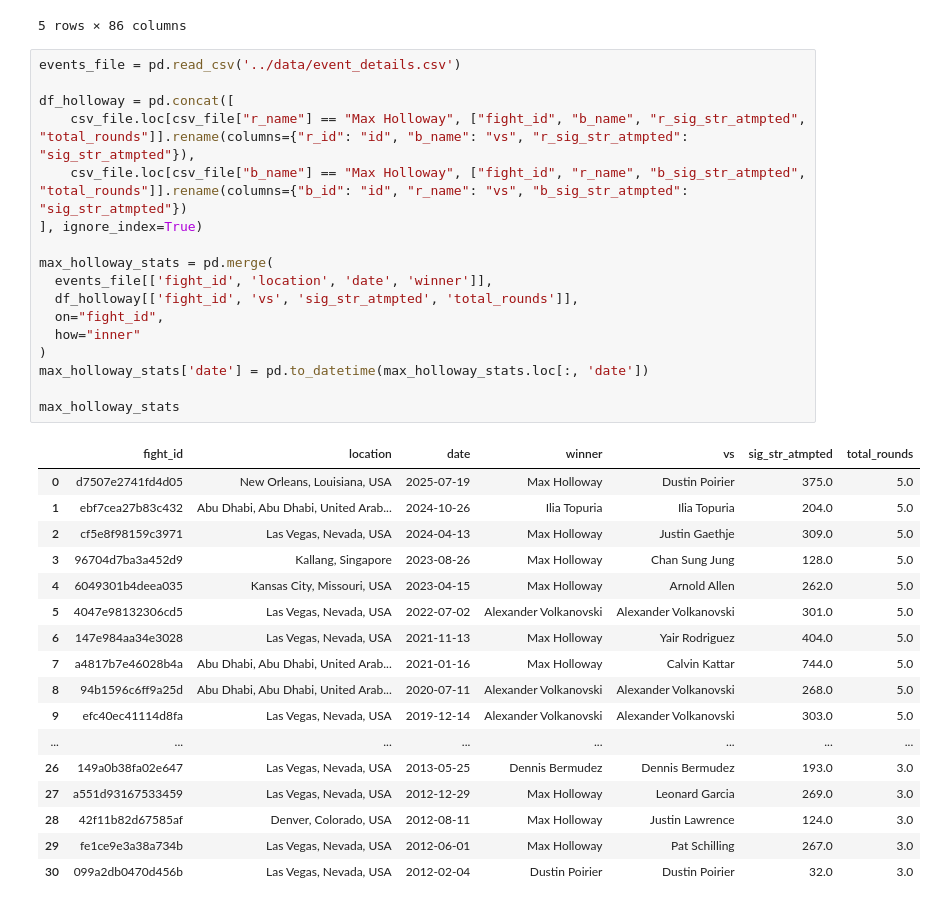
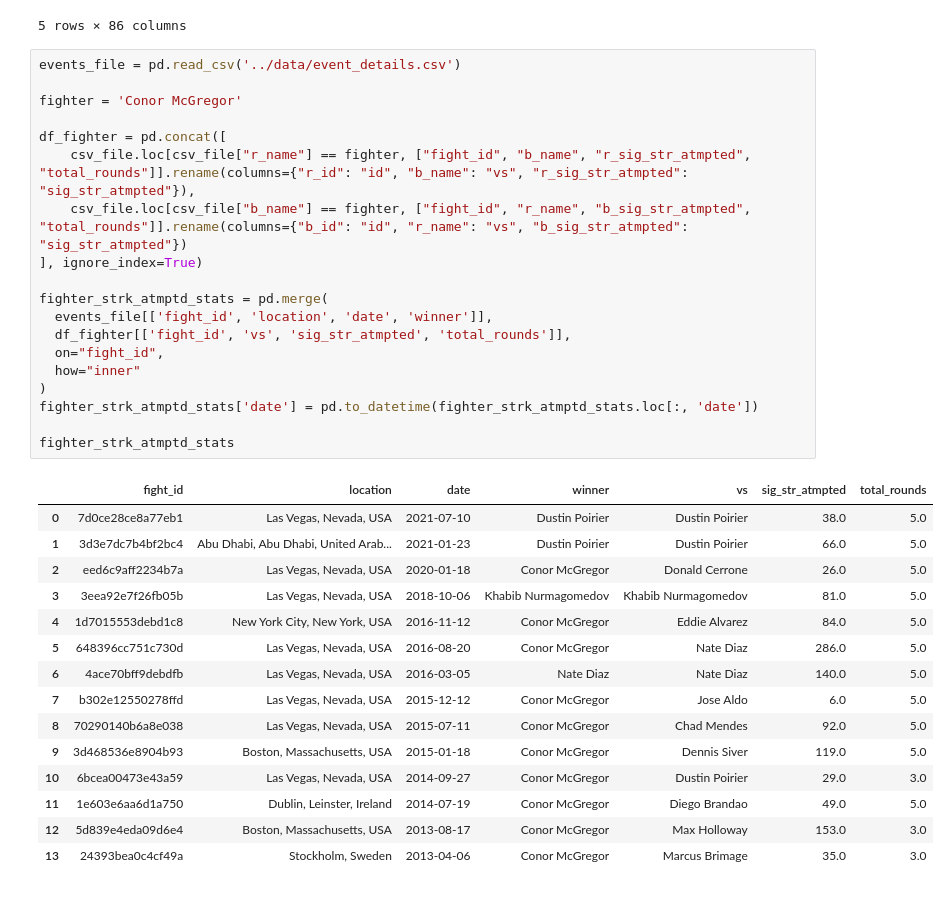
Before and after one commit to ATalaveraDev/UFC_analisys, a Jupyter notebook: notebooks/fighter.ipynb, the cells around one changed output. Cells and saved outputs as stored; diff of their text form.

```diff
--- a/notebooks/fighter.ipynb
+++ b/notebooks/fighter.ipynb
@@ -36,38 +36,38 @@ csv_file.head()
 # %%
 events_file = pd.read_csv('../data/event_details.csv')
 
-df_holloway = pd.concat([
-    csv_file.loc[csv_file["r_name"] == "Max Holloway", ["fight_id", "b_name", "r_sig_str_atmpted", "total_rounds"]].rename(columns={"r_id": "id", "b_name": "vs", "r_sig_str_atmpted": "sig_str_atmpted"}),
-    csv_file.loc[csv_file["b_name"] == "Max Holloway", ["fight_id", "r_name", "b_sig_str_atmpted", "total_rounds"]].rename(columns={"b_id": "id", "r_name": "vs", "b_sig_str_atmpted": "sig_str_atmpted"})
+fighter = 'Conor McGregor'
+
+df_fighter = pd.concat([
+    csv_file.loc[csv_file["r_name"] == fighter, ["fight_id", "b_name", "r_sig_str_atmpted", "total_rounds"]].rename(columns={"r_id": "id", "b_name": "vs", "r_sig_str_atmpted": "sig_str_atmpted"}),
+    csv_file.loc[csv_file["b_name"] == fighter, ["fight_id", "r_name", "b_sig_str_atmpted", "total_rounds"]].rename(columns={"b_id": "id", "r_name": "vs", "b_sig_str_atmpted": "sig_str_atmpted"})
 ], ignore_index=True)
 
-max_holloway_stats = pd.merge(
+fighter_strk_atmptd_stats = pd.merge(
   events_file[['fight_id', 'location', 'date', 'winner']],
-  df_holloway[['fight_id', 'vs', 'sig_str_atmpted', 'total_rounds']],
+  df_fighter[['fight_id', 'vs', 'sig_str_atmpted', 'total_rounds']],
   on="fight_id",
   how="inner"
 )
-max_holloway_stats['date'] = pd.to_datetime(max_holloway_stats.loc[:, 'date'])
+fighter_strk_atmptd_stats['date'] = pd.to_datetime(fighter_strk_atmptd_stats.loc[:, 'date'])
 
-max_holloway_stats
+fighter_strk_atmptd_stats
 # %% [output]
 |  | fight_id | location | date | winner | vs | sig_str_atmpted | total_rounds |
-| 0 | d7507e2741fd4d05 | New Orleans, Louisiana, USA | 2025-07-19 | Max Holloway | Dustin Poirier | 375.0 | 5.0 |
-| 1 | ebf7cea27b83c432 | Abu Dhabi, Abu Dhabi, United Arab... | 2024-10-26 | Ilia Topuria | Ilia Topuria | 204.0 | 5.0 |
-| 2 | cf5e8f98159c3971 | Las Vegas, Nevada, USA | 2024-04-13 | Max Holloway | Justin Gaethje | 309.0 | 5.0 |
-| 3 | 96704d7ba3a452d9 | Kallang, Singapore | 2023-08-26 | Max Holloway | Chan Sung Jung | 128.0 | 5.0 |
-| 4 | 6049301b4deea035 | Kansas City, Missouri, USA | 2023-04-15 | Max Holloway | Arnold Allen | 262.0 | 5.0 |
-| 5 | 4047e98132306cd5 | Las Vegas, Nevada, USA | 2022-07-02 | Alexander Volkanovski | Alexander Volkanovski | 301.0 | 5.0 |
-| 6 | 147e984aa34e3028 | Las Vegas, Nevada, USA | 2021-11-13 | Max Holloway | Yair Rodriguez | 404.0 | 5.0 |
-| 7 | a4817b7e46028b4a | Abu Dhabi, Abu Dhabi, United Arab... | 2021-01-16 | Max Holloway | Calvin Kattar | 744.0 | 5.0 |
-| 8 | 94b1596c6ff9a25d | Abu Dhabi, Abu Dhabi, United Arab... | 2020-07-11 | Alexander Volkanovski | Alexander Volkanovski | 268.0 | 5.0 |
-| 9 | efc40ec41114d8fa | Las Vegas, Nevada, USA | 2019-12-14 | Alexander Volkanovski | Alexander Volkanovski | 303.0 | 5.0 |
-| ... | ... | ... | ... | ... | ... | ... | ... |
-| 26 | 149a0b38fa02e647 | Las Vegas, Nevada, USA | 2013-05-25 | Dennis Bermudez | Dennis Bermudez | 193.0 | 3.0 |
-| 27 | a551d93167533459 | Las Vegas, Nevada, USA | 2012-12-29 | Max Holloway | Leonard Garcia | 269.0 | 3.0 |
-| 28 | 42f11b82d67585af | Denver, Colorado, USA | 2012-08-11 | Max Holloway | Justin Lawrence | 124.0 | 3.0 |
-| 29 | fe1ce9e3a38a734b | Las Vegas, Nevada, USA | 2012-06-01 | Max Holloway | Pat Schilling | 267.0 | 3.0 |
-| 30 | 099a2db0470d456b | Las Vegas, Nevada, USA | 2012-02-04 | Dustin Poirier | Dustin Poirier | 32.0 | 3.0 |
+| 0 | 7d0ce28ce8a77eb1 | Las Vegas, Nevada, USA | 2021-07-10 | Dustin Poirier | Dustin Poirier | 38.0 | 5.0 |
+| 1 | 3d3e7dc7b4bf2bc4 | Abu Dhabi, Abu Dhabi, United Arab... | 2021-01-23 | Dustin Poirier | Dustin Poirier | 66.0 | 5.0 |
+| 2 | eed6c9aff2234b7a | Las Vegas, Nevada, USA | 2020-01-18 | Conor McGregor | Donald Cerrone | 26.0 | 5.0 |
+| 3 | 3eea92e7f26fb05b | Las Vegas, Nevada, USA | 2018-10-06 | Khabib Nurmagomedov | Khabib Nurmagomedov | 81.0 | 5.0 |
+| 4 | 1d7015553debd1c8 | New York City, New York, USA | 2016-11-12 | Conor McGregor | Eddie Alvarez | 84.0 | 5.0 |
+| 5 | 648396cc751c730d | Las Vegas, Nevada, USA | 2016-08-20 | Conor McGregor | Nate Diaz | 286.0 | 5.0 |
+| 6 | 4ace70bff9debdfb | Las Vegas, Nevada, USA | 2016-03-05 | Nate Diaz | Nate Diaz | 140.0 | 5.0 |
+| 7 | b302e12550278ffd | Las Vegas, Nevada, USA | 2015-12-12 | Conor McGregor | Jose Aldo | 6.0 | 5.0 |
+| 8 | 70290140b6a8e038 | Las Vegas, Nevada, USA | 2015-07-11 | Conor McGregor | Chad Mendes | 92.0 | 5.0 |
+| 9 | 3d468536e8904b93 | Boston, Massachusetts, USA | 2015-01-18 | Conor McGregor | Dennis Siver | 119.0 | 5.0 |
+| 10 | 6bcea00473e43a59 | Las Vegas, Nevada, USA | 2014-09-27 | Conor McGregor | Dustin Poirier | 29.0 | 3.0 |
+| 11 | 1e603e6aa6d1a750 | Dublin, Leinster, Ireland | 2014-07-19 | Conor McGregor | Diego Brandao | 49.0 | 5.0 |
+| 12 | 5d839e4eda09d6e4 | Boston, Massachusetts, USA | 2013-08-17 | Conor McGregor | Max Holloway | 153.0 | 3.0 |
+| 13 | 24393bea0c4cf49a | Stockholm, Sweden | 2013-04-06 | Conor McGregor | Marcus Brimage | 35.0 | 3.0 |
 # %%
 import matplotlib.pyplot as plt
 
```
Also changed, not shown: parts of 2 cells of this notebook.
